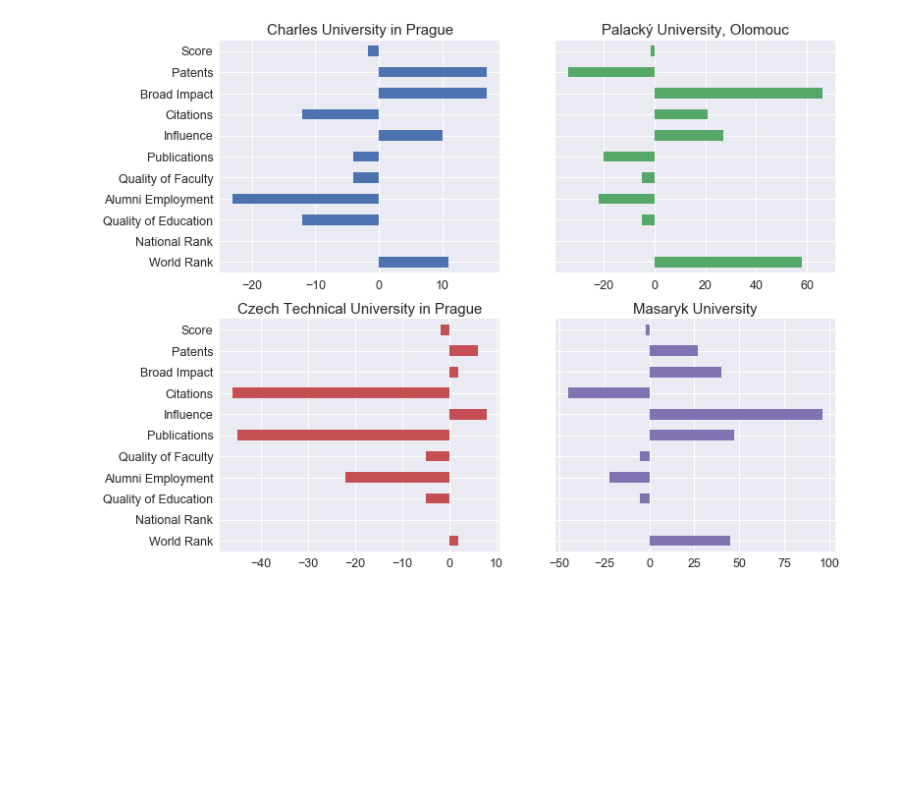
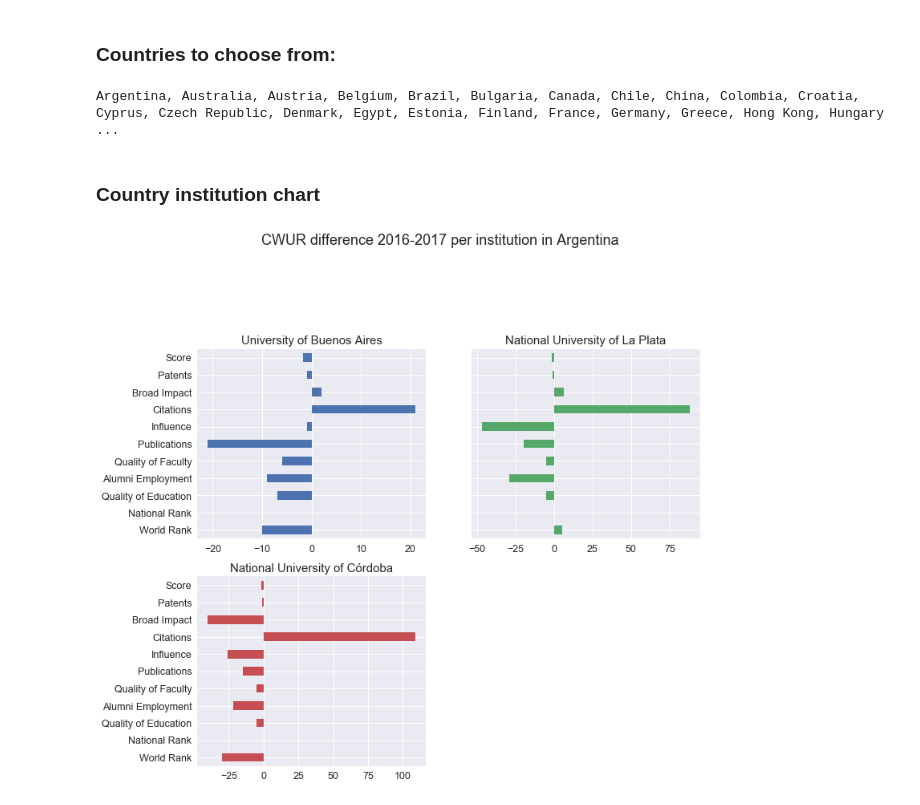
Before and after one commit to illimites/cwur-rankings, a Jupyter notebook: CWUr.ipynb, the cells around one changed output. Drawn from its saved outputs; the diff is of its cells as text; code cells hidden in the pictures; blank space fills up the shorter version.

```diff
--- a/CWUr.ipynb
+++ b/CWUr.ipynb
@@ -27,11 +29,40 @@ del df2016['Location']
 # %%
-# 2017 - 2016, drop universities not present in 2017
-df_diff=(df2017-df2016).dropna().copy()
-df_diff.iloc[:,:-1] = -df_diff.iloc[:,:-1]
-df_diff['rank'] = df2['National Rank']
-to_plot = df3_all.sort_values('rank').iloc[:,:-1].T
+def get_diff(df2016, df2017):
+    # 2017 - 2016, drop universities not present in 2017
+    df_diff=(df2017-df2016).dropna().copy()
+    df_diff.iloc[:,:-1] = -df_diff.iloc[:,:-1]
+    df_diff['rank'] = df2['National Rank']
+    return df_diff
 # %%
-ax = to_plot.plot.barh(subplots=True, layout=(df_diff.shape[0], 2), figsize=(10, 20),
+def plot_diff(df_diff, country):
+    to_plot = df_diff.sort_values('rank').iloc[:,:-1].T
+    ax = to_plot.plot.barh(subplots=True, layout=(max(df_diff.shape[0],4), 2), figsize=(10, 20),
                        sharex=False, sharey=True, grid=True, legend=False);
+    x=ax[0][0]
+    y = x.get_figure()
+    y.suptitle(f'CWUR difference 2016-2017 per institution in {country}');
+    y
-# %% [output]
-[figure, removed]
+# %%
+countries_raw = requests.get('http://cwur.org/2017/country.php').content.decode('utf-8')
+country_name_data = BeautifulSoup(countries_raw, "lxml").select('body > div > div > div.row > div > p a')
+countries_dict = {
+    x.text.strip().replace('\xa0', ' ') : x['href'].replace('.php','')
+    for x in country_name_data
+}
+# %% [markdown]
+### Countries to choose from:
+# %%
+print(', '.join(countries_dict.keys()))
+# %% [output]
+Argentina, Australia, Austria, Belgium, Brazil, Bulgaria, Canada, Chile, China, Colombia, Croatia, Cyprus, Czech Republic, Denmark, Egypt, Estonia, Finland, France, Germany, Greece, Hong Kong, Hungary ...
+# %% [markdown]
+### Country institution chart
+# %%
+country_name = 'Argentina'
+# %%
+# names and codes from http://cwur.org/2017/country.php
+df2016, df2017 = get_data(countries_dict[country_name])
+df_diff = get_diff(df2016, df2017)
+plot_diff(df_diff, country_name)
+# %% [output]
+[figure, added]
```
Also changed, not shown: parts of 4 cells of this notebook.
